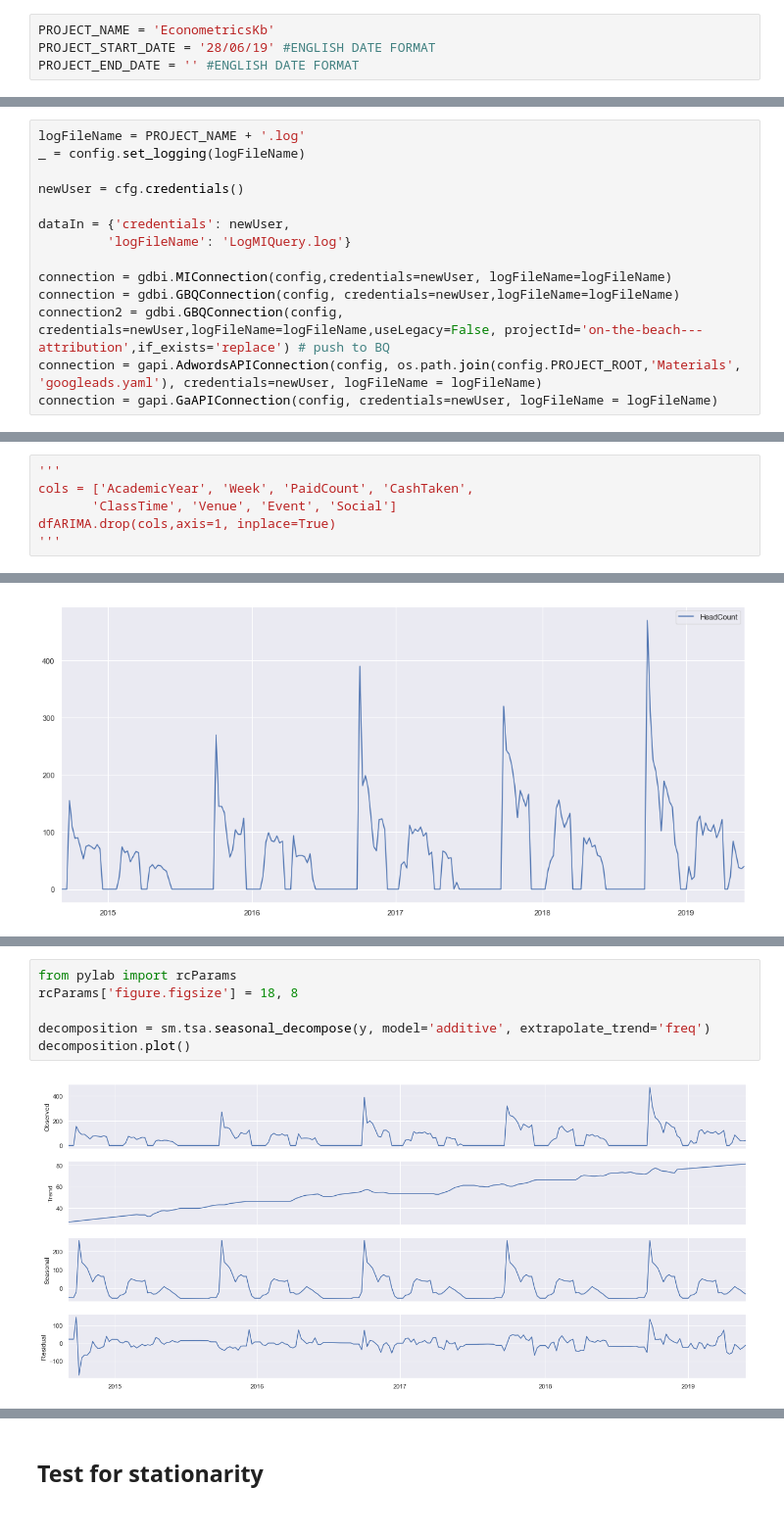
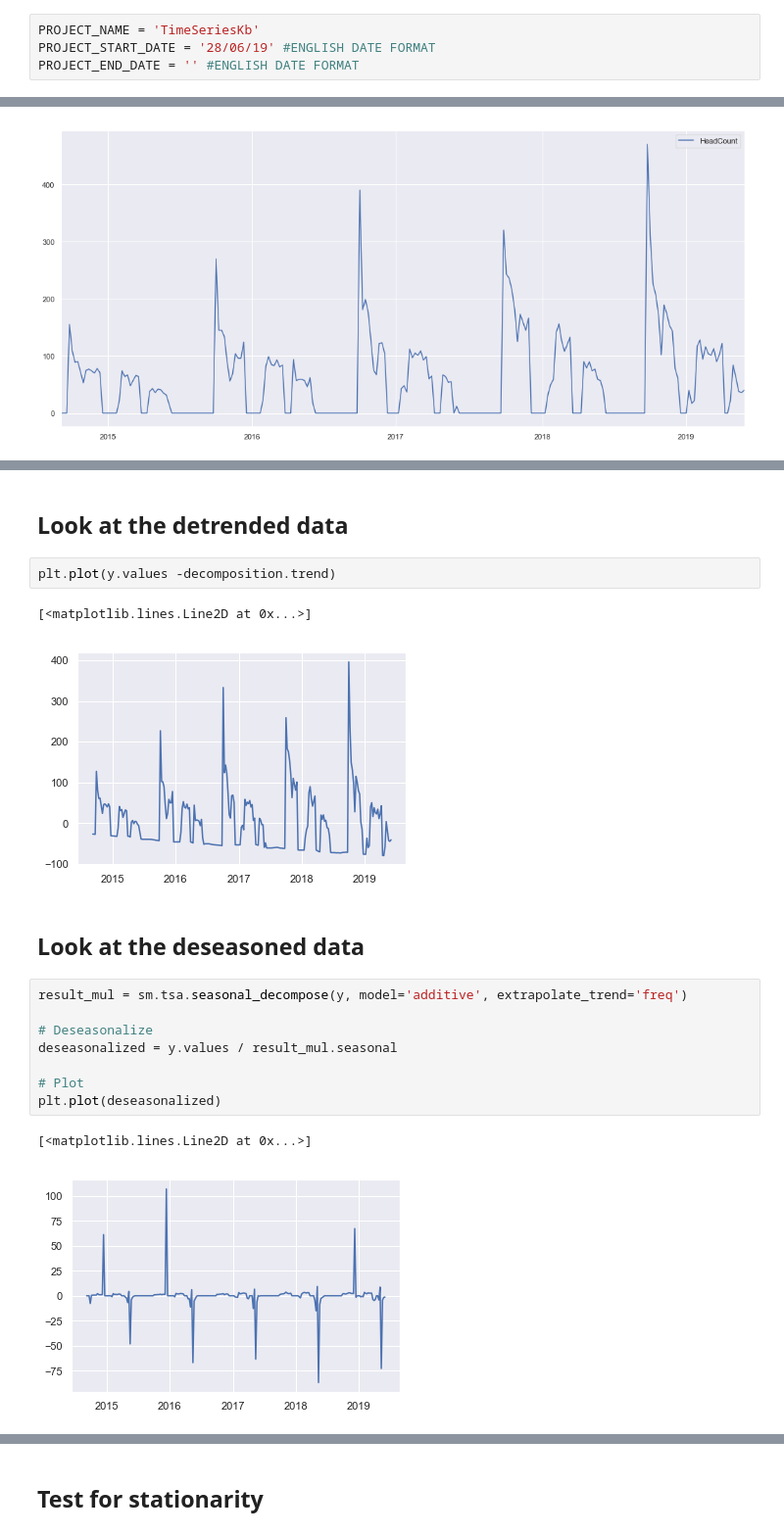
Before and after one commit to chris-pickford/TimeSeriesKb, a Jupyter notebook: Jupyter/main.ipynb, the cells around one changed output, grey strips where cells are left out. Shown at 98% size. Cells and saved outputs as stored; diff of their text form.

```diff
--- a/Jupyter/main.ipynb
+++ b/Jupyter/main.ipynb
@@ -21,7 +21,7 @@ import itertools
 %matplotlib inline
 sns.set()
 # %%
-PROJECT_NAME = 'EconometricsKb'
+PROJECT_NAME = 'TimeSeriesKb'
 PROJECT_START_DATE = '28/06/19' #ENGLISH DATE FORMAT
 PROJECT_END_DATE = '' #ENGLISH DATE FORMAT
 # %%
@@ -48,14 +40,0 @@ from CodeCandy.haribo import jupyter as candy
-# %%
-logFileName = PROJECT_NAME + '.log'
-_ = config.set_logging(logFileName)
-
-newUser = cfg.credentials()
-
-dataIn = {'credentials': newUser,
-         'logFileName': 'LogMIQuery.log'}
-
-connection = gdbi.MIConnection(config,credentials=newUser, logFileName=logFileName)
-connection = gdbi.GBQConnection(config, credentials=newUser,logFileName=logFileName)
-connection2 = gdbi.GBQConnection(config, credentials=newUser,logFileName=logFileName,useLegacy=False, projectId='on-the-beach---attribution',if_exists='replace') # push to BQ
-connection = gapi.AdwordsAPIConnection(config, os.path.join(config.PROJECT_ROOT,'Materials', 'googleads.yaml'), credentials=newUser, logFileName = logFileName)
-connection = gapi.GaAPIConnection(config, credentials=newUser, logFileName = logFileName)
@@ -240,9 +195,3 @@ Text(0, 0.5, 'Total number of students')
 # %%
 dfARIMA = copy.deepcopy(dfRaw)
 dfARIMA=dfARIMA.reindex(idx,fill_value=0)[['HeadCount']].resample('W').sum().fillna(0)#.rolling(window=7).mean().resample('W').mean().fillna(0)
-# %%
-'''
-cols = ['AcademicYear', 'Week', 'PaidCount', 'CashTaken',
-       'ClassTime', 'Venue', 'Event', 'Social']
-dfARIMA.drop(cols,axis=1, inplace=True)
-'''
@@ -277,8 +236,20 @@ y.plot(figsize = (18,8))
+# %% [markdown]
+## Look at the detrended data
+# %%
+plt.plot(y.values -decomposition.trend)
+# %% [output]
+[<matplotlib.lines.Line2D at 0x...>]
+[figure, added]
+# %% [markdown]
+## Look at the deseasoned data
 # %%
-from pylab import rcParams
-rcParams['figure.figsize'] = 18, 8
+result_mul = sm.tsa.seasonal_decompose(y, model='additive', extrapolate_trend='freq')
 
-decomposition = sm.tsa.seasonal_decompose(y, model='additive', extrapolate_trend='freq')
-decomposition.plot()
+# Deseasonalize
+deseasonalized = y.values / result_mul.seasonal
+
+# Plot
+plt.plot(deseasonalized)
 # %% [output]
+[<matplotlib.lines.Line2D at 0x...>]
-[figure, old version]
+[figure, new version]
```
Also changed, not shown: parts of 60 cells of this notebook.
